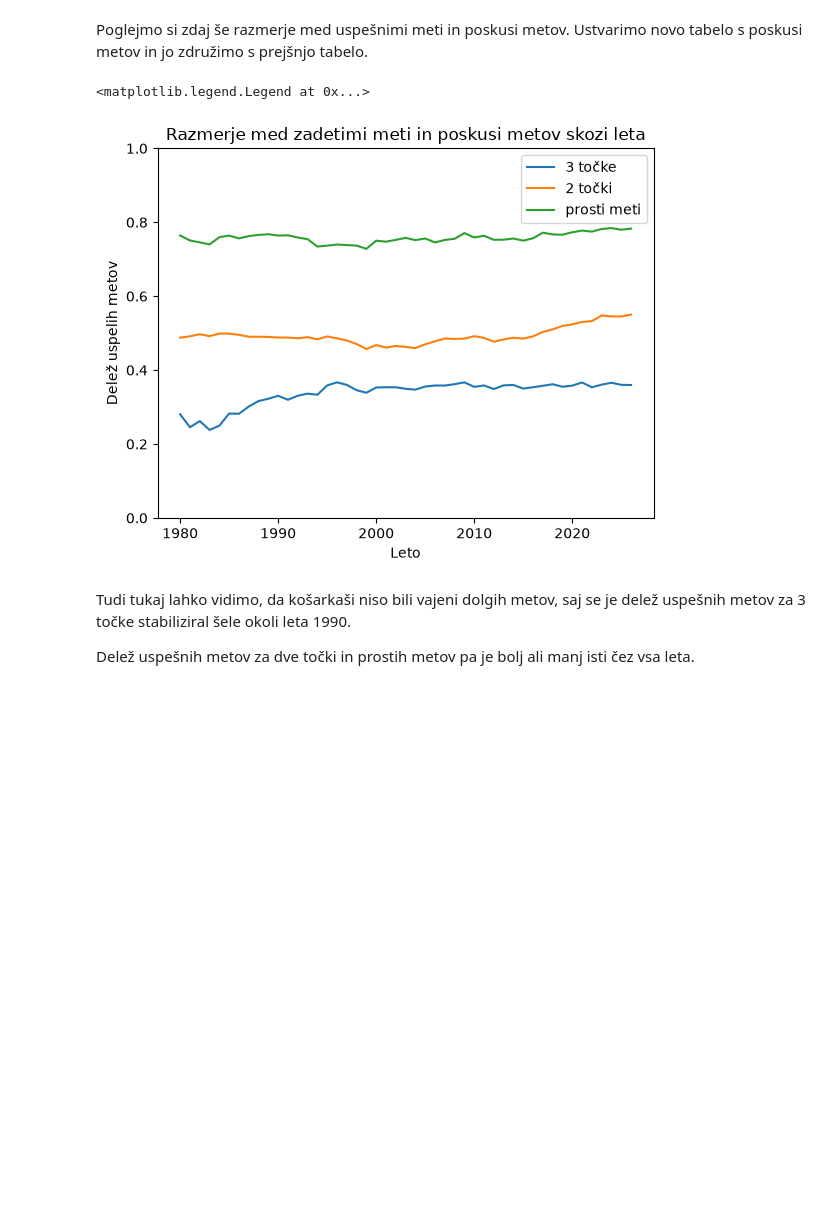
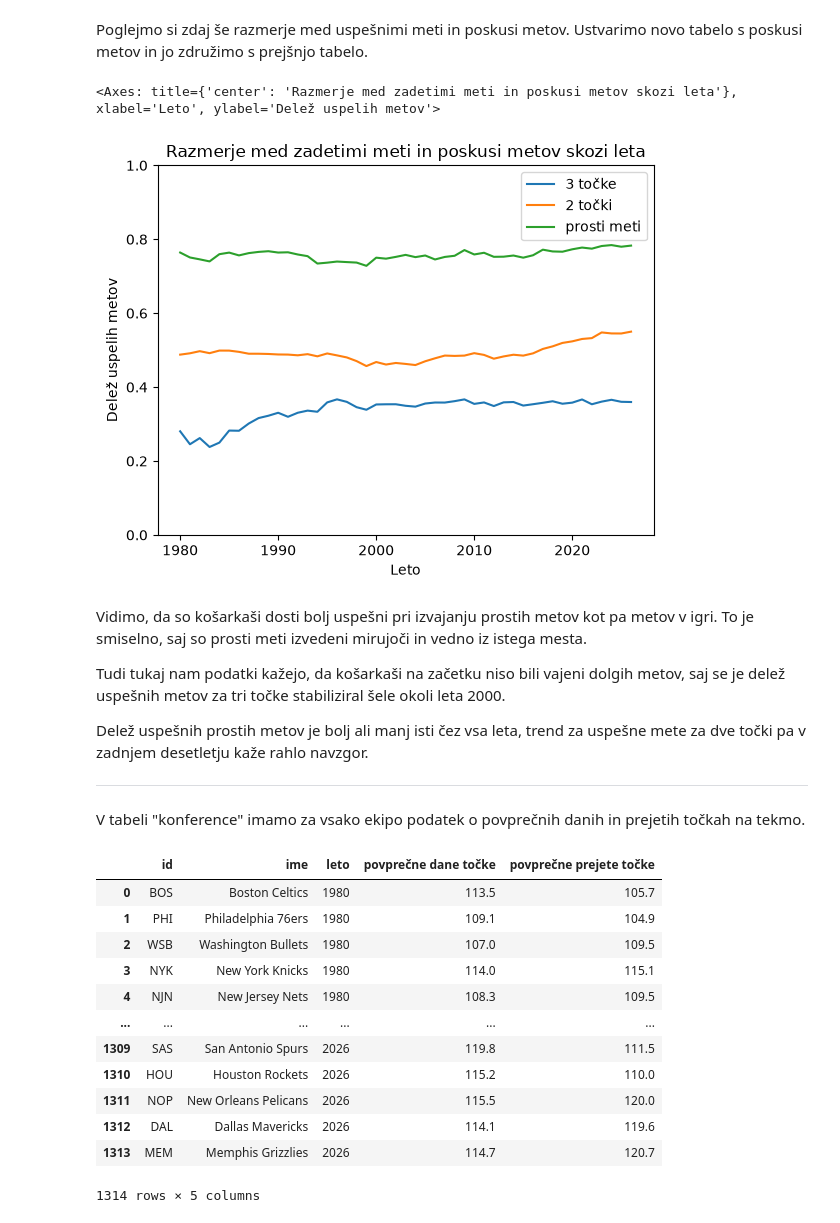
Before and after one commit to Benjamin-Rajer/UVP_projektna_naloga, a Jupyter notebook: analiza_podatkov.ipynb, the cells around one changed output. Cells and saved outputs as stored; diff of their text form; code cells hidden in the pictures; blank space fills up the shorter version.

Commit message:
Dodaj razmerje meti poskusi, povprečne točke na tekmo

```diff
--- a/analiza_podatkov.ipynb
+++ b/analiza_podatkov.ipynb
@@ -91,12 +94,37 @@ graf2 = tocke_poskusi.plot(
     ylabel="Delež uspelih metov"
 )
 
-graf2.set_ylim(0, 1) # ne vem, ali je to potrebno
+graf2.set_ylim(0, 1)
 graf2.legend(["3 točke", "2 točki", "prosti meti"])
+graf2
 # %% [output]
-<matplotlib.legend.Legend at 0x...>
+<Axes: title={'center': 'Razmerje med zadetimi meti in poskusi metov skozi leta'}, xlabel='Leto', ylabel='Delež uspelih metov'>
 [figure]
 # %% [markdown]
-Tudi tukaj lahko vidimo, da košarkaši niso bili vajeni dolgih metov, saj se je delež uspešnih metov za 3 točke stabiliziral šele okoli leta 1990.
+Vidimo, da so košarkaši dosti bolj uspešni pri izvajanju prostih metov kot pa metov v igri. To je smiselno, saj so prosti meti izvedeni mirujoči in vedno iz istega mesta.
 
-Delež uspešnih metov za dve točki in prostih metov pa je bolj ali manj isti čez vsa leta.
+Tudi tukaj nam podatki kažejo, da košarkaši na začetku niso bili vajeni dolgih metov, saj se je delež uspešnih metov za tri točke stabiliziral šele okoli leta 2000.
+
+Delež uspešnih prostih metov je bolj ali manj isti čez vsa leta, trend za uspešne mete za dve točki pa v zadnjem desetletju kaže rahlo navzgor.
+
+___
+# %% [markdown]
+V tabeli "konference" imamo za vsako ekipo podatek o povprečnih danih in prejetih točkah na tekmo.
+# %%
+with pd.option_context("display.max_rows", 10):
+    povp_tocke = konf.iloc[:, [0, 1, 2, 7, 8]]
+    display(povp_tocke)
+# %% [output]
+|  | id | ime | leto | povprečne dane točke | povprečne prejete točke |
+| 0 | BOS | Boston Celtics | 1980 | 113.5 | 105.7 |
+| 1 | PHI | Philadelphia 76ers | 1980 | 109.1 | 104.9 |
+| 2 | WSB | Washington Bullets | 1980 | 107.0 | 109.5 |
+| 3 | NYK | New York Knicks | 1980 | 114.0 | 115.1 |
+| 4 | NJN | New Jersey Nets | 1980 | 108.3 | 109.5 |
+| ... | ... | ... | ... | ... | ... |
+| 1309 | SAS | San Antonio Spurs | 2026 | 119.8 | 111.5 |
+| 1310 | HOU | Houston Rockets | 2026 | 115.2 | 110.0 |
+| 1311 | NOP | New Orleans Pelicans | 2026 | 115.5 | 120.0 |
+| 1312 | DAL | Dallas Mavericks | 2026 | 114.1 | 119.6 |
+| 1313 | MEM | Memphis Grizzlies | 2026 | 114.7 | 120.7 |
+1314 rows × 5 columns
```
Also changed, not shown: parts of 4 cells of this notebook, 2 other files.
